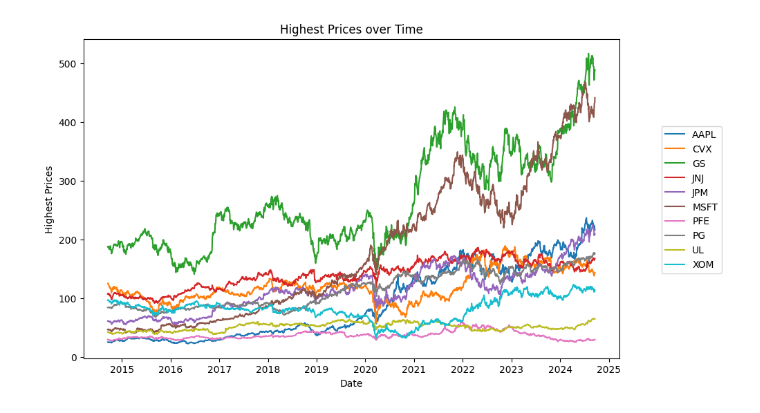
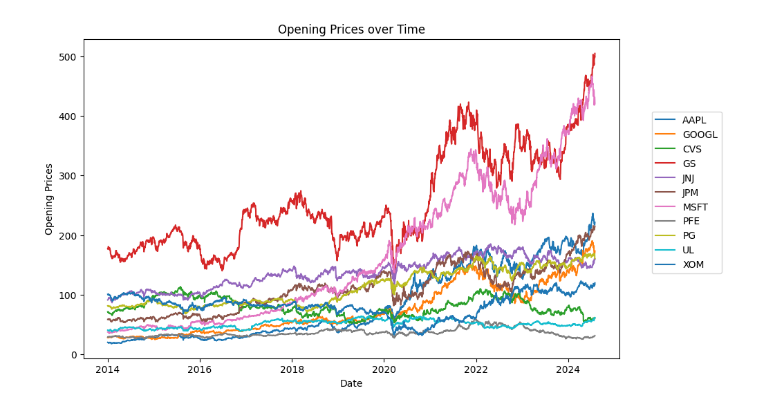
Before and after one commit to haonanah/DSE4212, a Jupyter notebook: EDA/plotting.ipynb, the cells around one changed output. Cells and saved outputs as stored; diff of their text form; code cells hidden in the pictures.

```diff
--- a/EDA/plotting.ipynb
+++ b/EDA/plotting.ipynb
@@ -114,0 +143,5 @@ combined.head()
+# %%
+# Loading Stock Data
+stock_data = pd.read_csv(os.path.join(os.path.dirname(current_loc), 'data', 'fundamental indicators', 'stock_data.csv'))
+stock_data.head()
+# combined.to_csv("combined.csv")
@@ -115,13 +155,12 @@ combined.head()
 # %%
-def data_cleaner(df, variable_name, variable_label):
+def data_cleaner(df, start_year, variable_name, variable_label):
     df['Date'] = pd.to_datetime(df['Date'])
-    df[variable_name] = df[variable_name].astype(str).str.replace('$', '')
-    df[variable_name] = pd.to_numeric(df[variable_name], errors='coerce')
-    final = df[['Date', 'name', variable_name]]
+    df_filtered = df[df['Date'] >= f'{start_year}-01-01']
+    final = df_filtered[['Date', 'Stock', variable_name]]
     plt.figure(figsize=(10, 6))
 
-    for name in combined['name'].unique():
-        company_data = final[final['name'] == name]
+    for name in final['Stock'].unique():
+        company_data = final[final['Stock'] == name]
         plt.plot(company_data['Date'], company_data[variable_name], label=name)
 
     plt.title(f'{variable_label} over Time')
@@ -132,10 +171,9 @@ def data_cleaner(df, variable_name, variable_label):
     plt.show()
     return
 # %%
-# Closing
 # data_cleaner(combined, 'Close/Last', 'Closing Prices')
 # data_cleaner(combined, 'Open', 'Opening Prices')
 # data_cleaner(combined, 'High', 'Lowest Prices')
-data_cleaner(combined, 'High', 'Highest Prices')
+data_cleaner(stock_data, 2014, 'Open', 'Opening Prices')
 # %% [output]
-[figure, old version]
+[figure, new version]
```
Also changed, not shown: parts of 6 cells of this notebook, 10 other files.
